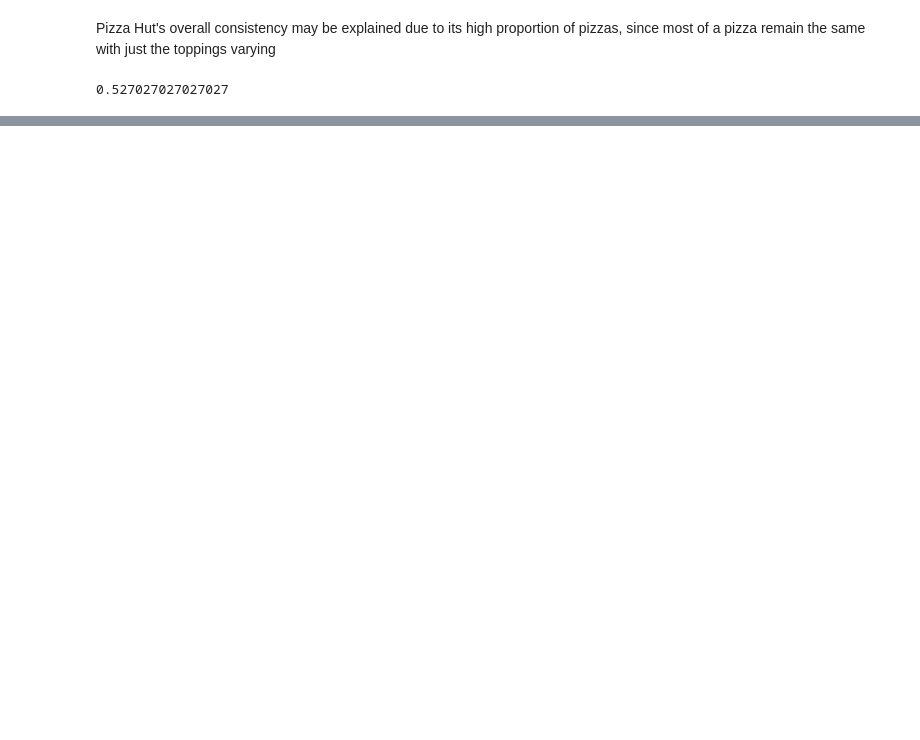
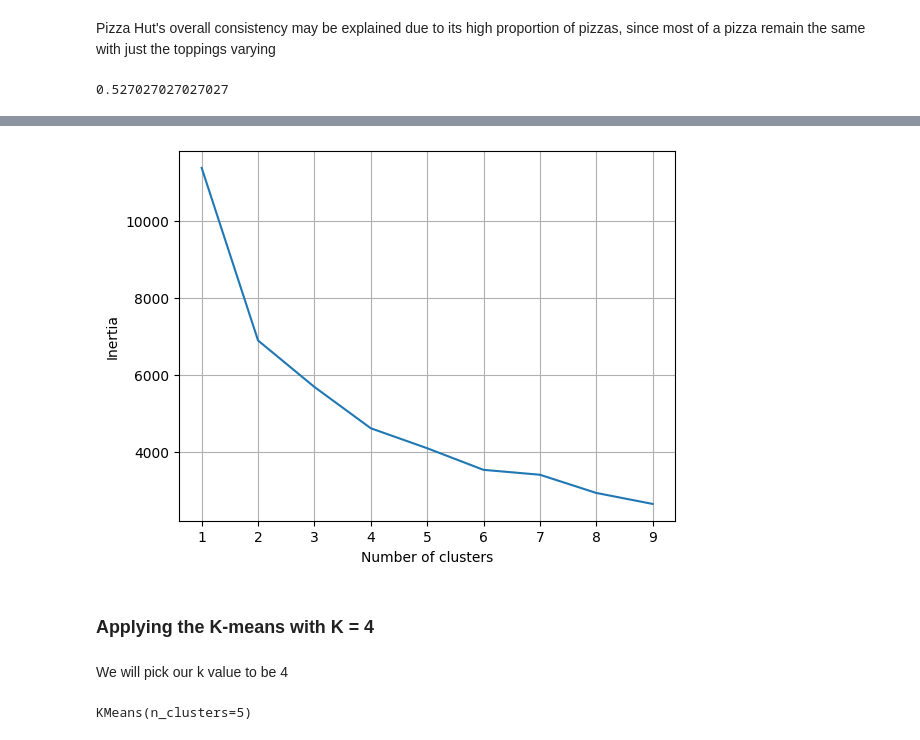
Before and after one commit to Sourov786/Fast_Food_Analysis, a Jupyter notebook: Fast_Food_Analysis.ipynb, the cells around one changed output, grey strips where cells are left out. Saved outputs shown, nothing was run; the diff lists cells and outputs as text; code cells hidden in the pictures; blank space fills up the shorter version.

```diff
--- a/Fast_Food_Analysis.ipynb
+++ b/Fast_Food_Analysis.ipynb
@@ -68,0 +67,2 @@ We can confirm that the data, where Total Fat and Calories from Fat do exist, ro
+# %%
+df.drop(columns=["Weight WatchersPnts"], inplace=True)
@@ -244,0 +209,2 @@ TtestResult(statistic=np.float64(4.228252230268862), pvalue=np.float64(3.3353617
+# %%
+df.dropna(inplace=True)
@@ -244,0 +223,2 @@ TtestResult(statistic=np.float64(4.228252230268862), pvalue=np.float64(3.3353617
+# %%
+scaler = StandardScaler()
@@ -244,0 +227,2 @@ TtestResult(statistic=np.float64(4.228252230268862), pvalue=np.float64(3.3353617
+# %%
+df[["Calories_T","Calories from Fat_T","Total Fat(g)_T","Saturated Fat(g)_T","Trans Fat(g)_T","Cholesterol(mg)_T","Sodium (mg)_T","Carbs(g)_T","Fiber(g)_T","Sugars(g)_T","Protein(g)_T"]] = scaler.fit_transform(df[["Calories","Calories from Fat","Total Fat(g)","Saturated Fat(g)","Trans Fat(g)","Cholesterol(mg)","Sodium (mg)","Carbs(g)","Fiber(g)","Sugars(g)","Protein(g)"]])
@@ -244,0 +243,27 @@ TtestResult(statistic=np.float64(4.228252230268862), pvalue=np.float64(3.3353617
+# %%
+means = []
+inertias = []
+
+# try 1 to 10 clusters
+for k in range(1, 10):
+    kmeans = KMeans(n_clusters=k)
+    kmeans.fit(df[["Calories_T","Calories from Fat_T","Total Fat(g)_T","Saturated Fat(g)_T","Trans Fat(g)_T","Cholesterol(mg)_T","Sodium (mg)_T","Carbs(g)_T","Fiber(g)_T","Sugars(g)_T","Protein(g)_T"]])
+    means.append(k)
+    inertias.append(kmeans.inertia_)
+
+plt.plot(means, inertias)
+plt.xlabel("Number of clusters")
+plt.ylabel("Inertia")
+plt.grid(True)
+plt.show()
+# %% [output]
+[figure, added]
+# %% [markdown]
+### Applying the K-means with K = 4
+# %% [markdown]
+We will pick our k value to be 4
+# %%
+kmeans = KMeans(n_clusters=5)
+kmeans.fit(df[["Calories_T","Calories from Fat_T","Total Fat(g)_T","Saturated Fat(g)_T","Trans Fat(g)_T","Cholesterol(mg)_T","Sodium (mg)_T","Carbs(g)_T","Fiber(g)_T","Sugars(g)_T","Protein(g)_T"]])
+# %% [output]
+KMeans(n_clusters=5)
```
Also changed, not shown: parts of 34 cells of this notebook.
